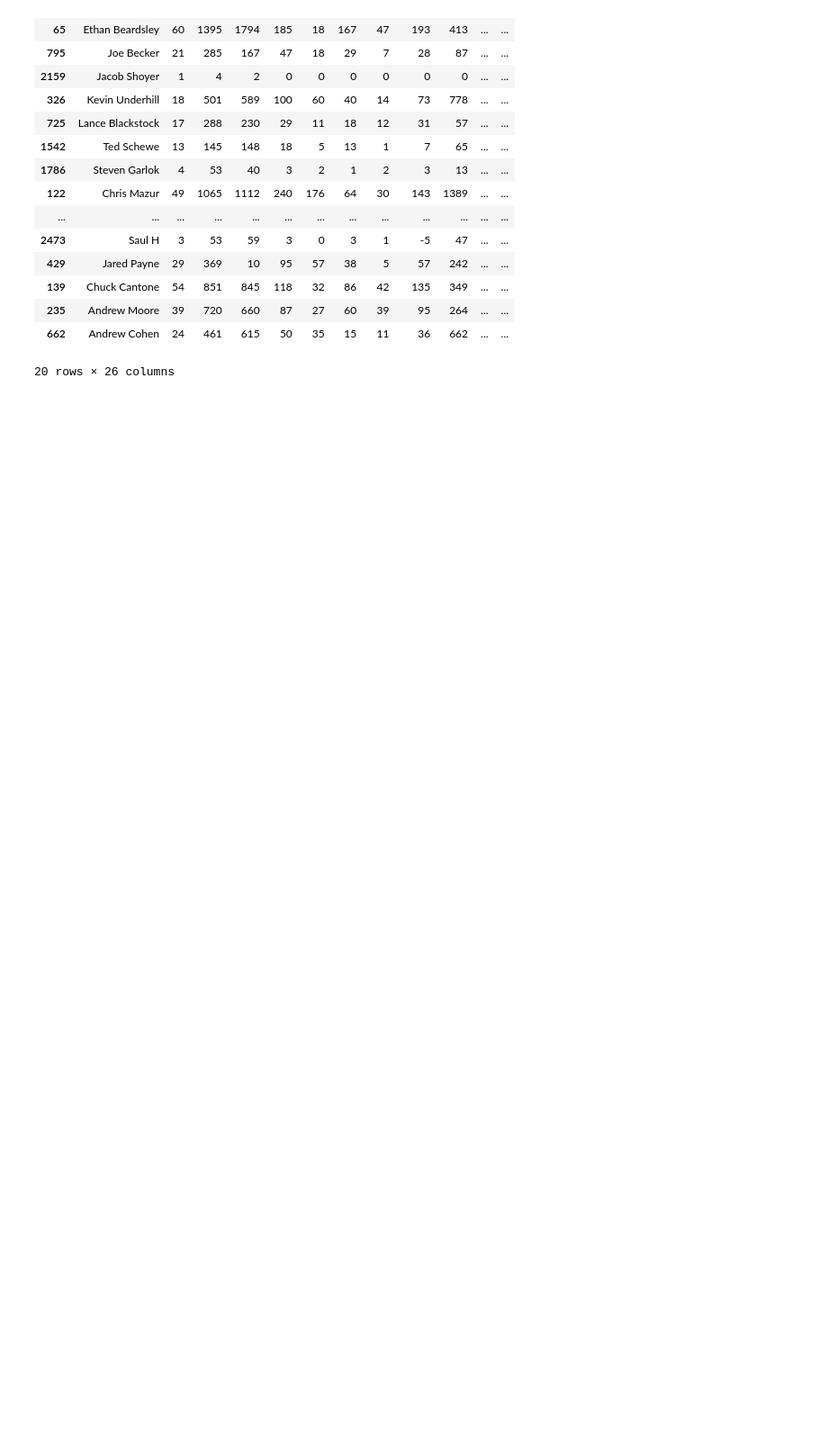
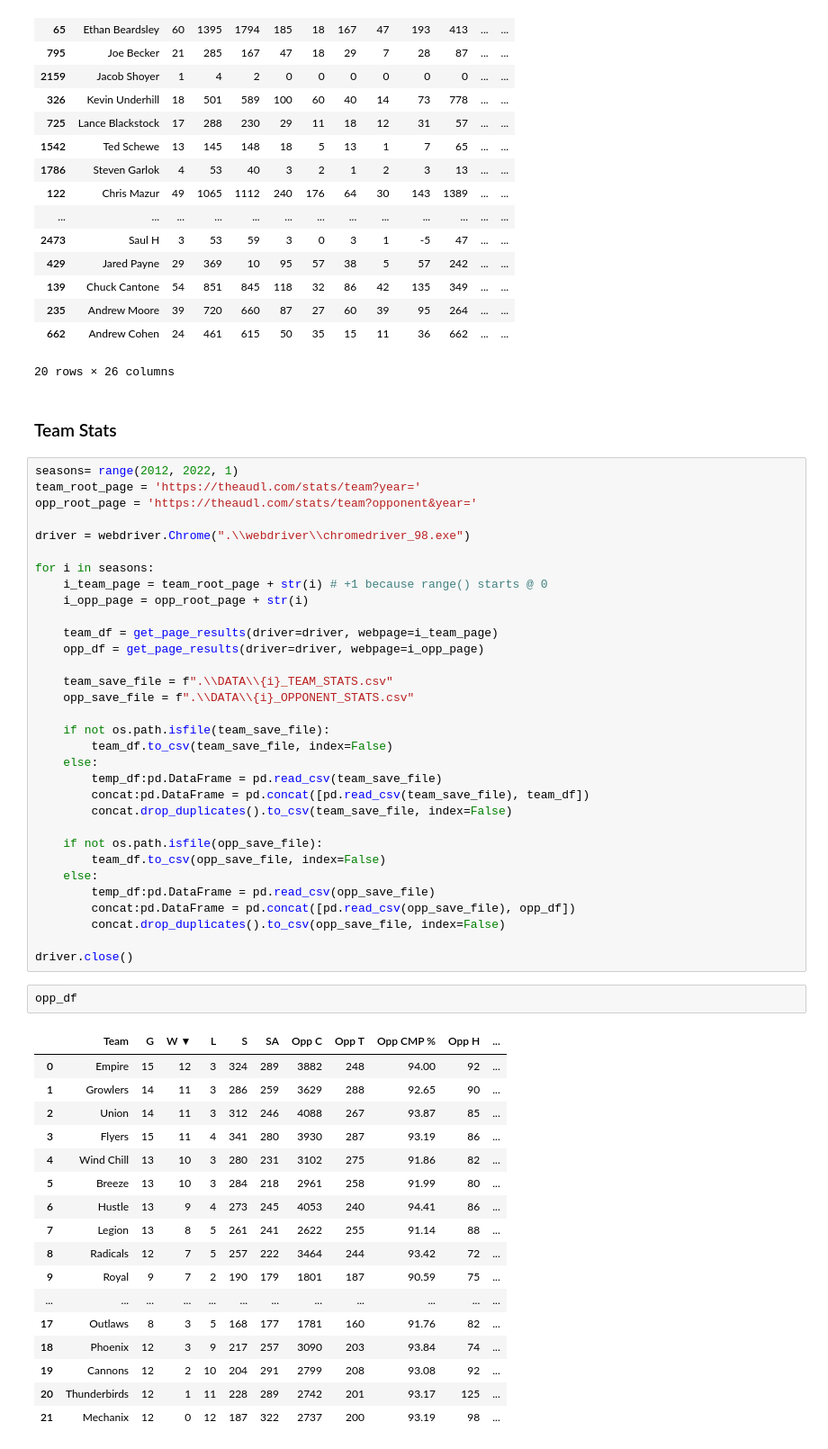
Before and after one commit to g-lorenzo/audl_ds, a Jupyter notebook: data_scraper.ipynb, the cells around one changed output. Shown: that part at 90% size. Drawn from its saved outputs; the diff is of its cells as text; blank space fills up the shorter version.

Commit message:
Added code for scraping team game stats

```diff
--- a/data_scraper.ipynb
+++ b/data_scraper.ipynb
@@ -88,4 +81,56 @@ SHAPE: (2558, 26)
 | 662 | Andrew Cohen | 24 | 461 | 615 | 50 | 35 | 15 | 11 | 36 | 662 | ... | ... |
 20 rows × 26 columns
 # %% [markdown]
-###
+### Team Stats
+# %%
+seasons= range(2012, 2022, 1)
+team_root_page = 'https://theaudl.com/stats/team?year='
+opp_root_page = 'https://theaudl.com/stats/team?opponent&year='
+
+driver = webdriver.Chrome(".\\webdriver\\chromedriver_98.exe")
+
+for i in seasons:
+    i_team_page = team_root_page + str(i) # +1 because range() starts @ 0
+    i_opp_page = opp_root_page + str(i)
+
+    team_df = get_page_results(driver=driver, webpage=i_team_page)
+    opp_df = get_page_results(driver=driver, webpage=i_opp_page)
+
+    team_save_file = f".\\DATA\\{i}_TEAM_STATS.csv"
+    opp_save_file = f".\\DATA\\{i}_OPPONENT_STATS.csv"
+
+    if not os.path.isfile(team_save_file):
+        team_df.to_csv(team_save_file, index=False)
+    else:
+        temp_df:pd.DataFrame = pd.read_csv(team_save_file)
+        concat:pd.DataFrame = pd.concat([pd.read_csv(team_save_file), team_df])
+        concat.drop_duplicates().to_csv(team_save_file, index=False)
+
+    if not os.path.isfile(opp_save_file):
+        team_df.to_csv(opp_save_file, index=False)
+    else:
+        temp_df:pd.DataFrame = pd.read_csv(opp_save_file)
+        concat:pd.DataFrame = pd.concat([pd.read_csv(opp_save_file), opp_df])
+        concat.drop_duplicates().to_csv(opp_save_file, index=False)
+
+driver.close()
+# %%
+opp_df
+# %% [output]
+|  | Team | G | W ▼ | L | S | SA | Opp C | Opp T | Opp CMP % | Opp H | ... |
+| 0 | Empire | 15 | 12 | 3 | 324 | 289 | 3882 | 248 | 94.00 | 92 | ... |
+| 1 | Growlers | 14 | 11 | 3 | 286 | 259 | 3629 | 288 | 92.65 | 90 | ... |
+| 2 | Union | 14 | 11 | 3 | 312 | 246 | 4088 | 267 | 93.87 | 85 | ... |
+| 3 | Flyers | 15 | 11 | 4 | 341 | 280 | 3930 | 287 | 93.19 | 86 | ... |
+| 4 | Wind Chill | 13 | 10 | 3 | 280 | 231 | 3102 | 275 | 91.86 | 82 | ... |
+| 5 | Breeze | 13 | 10 | 3 | 284 | 218 | 2961 | 258 | 91.99 | 80 | ... |
+| 6 | Hustle | 13 | 9 | 4 | 273 | 245 | 4053 | 240 | 94.41 | 86 | ... |
+| 7 | Legion | 13 | 8 | 5 | 261 | 241 | 2622 | 255 | 91.14 | 88 | ... |
+| 8 | Radicals | 12 | 7 | 5 | 257 | 222 | 3464 | 244 | 93.42 | 72 | ... |
+| 9 | Royal | 9 | 7 | 2 | 190 | 179 | 1801 | 187 | 90.59 | 75 | ... |
+| ... | ... | ... | ... | ... | ... | ... | ... | ... | ... | ... | ... |
+| 17 | Outlaws | 8 | 3 | 5 | 168 | 177 | 1781 | 160 | 91.76 | 82 | ... |
+| 18 | Phoenix | 12 | 3 | 9 | 217 | 257 | 3090 | 203 | 93.84 | 74 | ... |
+| 19 | Cannons | 12 | 2 | 10 | 204 | 291 | 2799 | 208 | 93.08 | 92 | ... |
+| 20 | Thunderbirds | 12 | 1 | 11 | 228 | 289 | 2742 | 201 | 93.17 | 125 | ... |
+| 21 | Mechanix | 12 | 0 | 12 | 187 | 322 | 2737 | 200 | 93.19 | 98 | ... |
```
Also changed, not shown: parts of 3 cells of this notebook, 1 other file.
